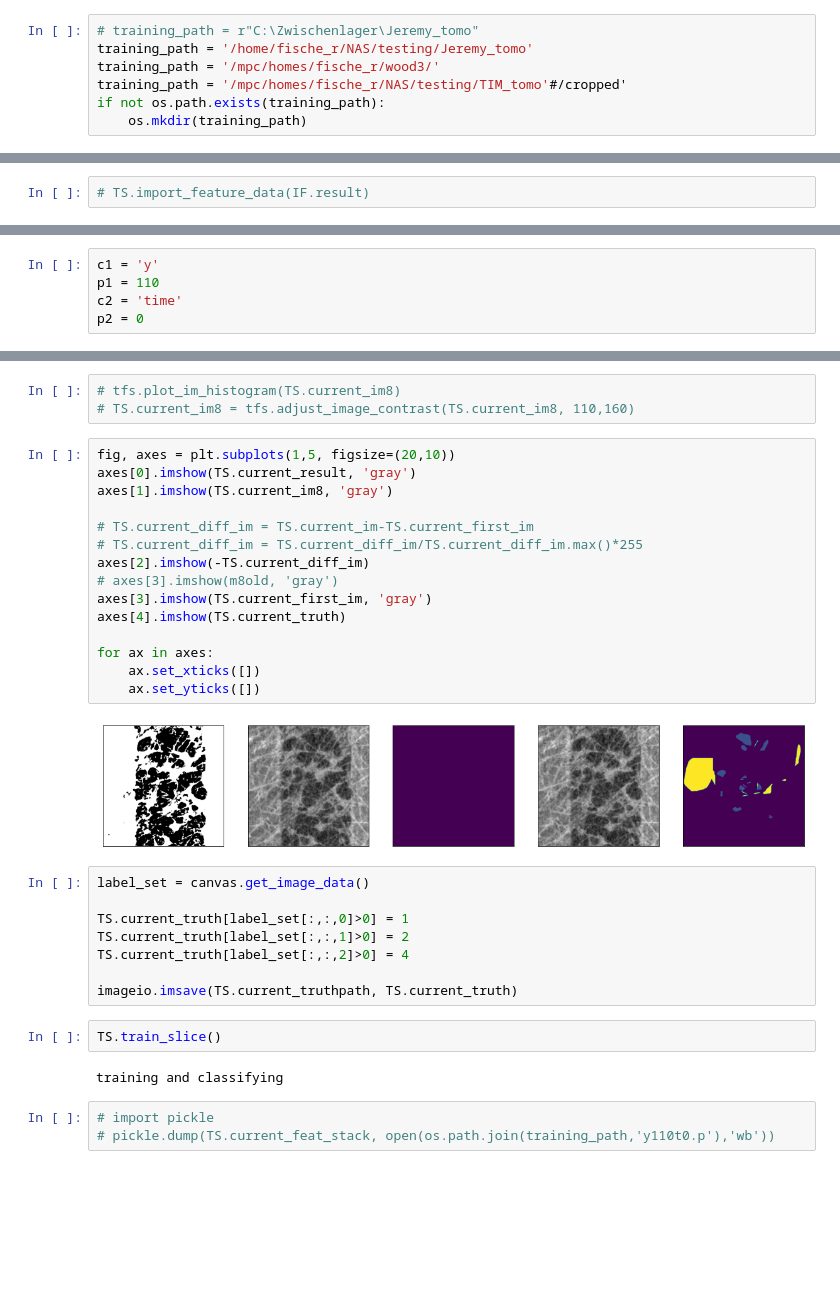
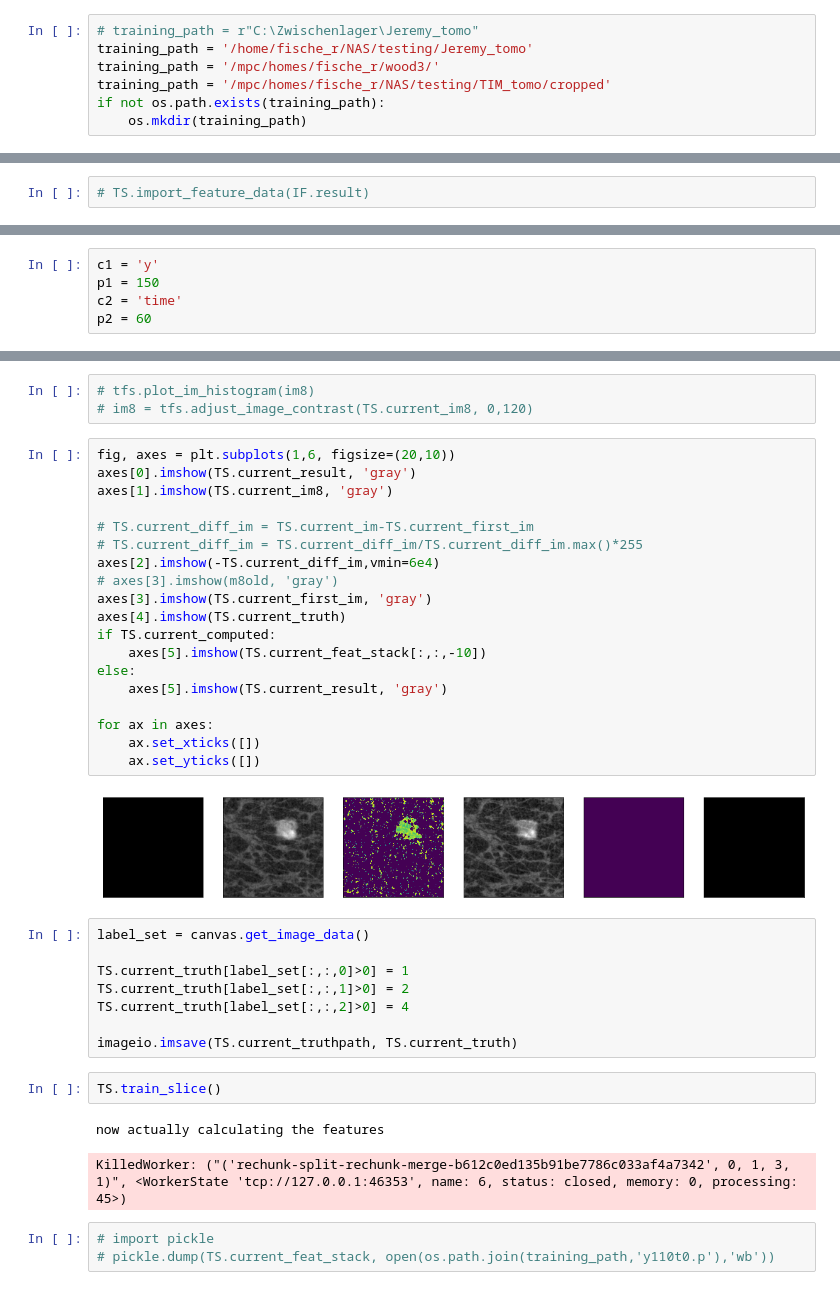
Before and after one commit to Pescatore23/pytrainseg, a Jupyter notebook: test_dask_framework_all_lazy.ipynb, the cells around one changed output, grey strips where cells are left out. Drawn from its saved outputs; the diff is of its cells as text; blank space fills up the shorter version.

```diff
--- a/test_dask_framework_all_lazy.ipynb
+++ b/test_dask_framework_all_lazy.ipynb
@@ -141,7 +132,7 @@ IF.make_xarray_nc()
 # training_path = r"C:\Zwischenlager\Jeremy_tomo"
 training_path = '/home/fische_r/NAS/testing/Jeremy_tomo'
 training_path = '/mpc/homes/fische_r/wood3/'
-training_path = '/mpc/homes/fische_r/NAS/testing/TIM_tomo'#/cropped'
+training_path = '/mpc/homes/fische_r/NAS/testing/TIM_tomo/cropped'
 if not os.path.exists(training_path):
     os.mkdir(training_path)
 # %%
@@ -176,8 +178,8 @@ You could try  z = 1026  and  y = 12
 However, please sort it like the original xyztime
 # %%
 c1 = 'y'
-p1 = 110
+p1 = 150
 c2 = 'time'
-p2 = 0
+p2 = 60
 # %%
 TS.load_training_set(c1, p1, c2, p2)
@@ -217,25 +221,29 @@ HBox((Mcanvas, picker, slidealpha))
 # %% [output]
 HBox(children=(MultiCanvas(width=500), ColorPicker(value='#ff0000', description='Color:'), IntSlider(value=0, …
 # %%
-# tfs.plot_im_histogram(TS.current_im8)
-# TS.current_im8 = tfs.adjust_image_contrast(TS.current_im8, 110,160)
+# tfs.plot_im_histogram(im8)
+# im8 = tfs.adjust_image_contrast(TS.current_im8, 0,120)
 # %%
-fig, axes = plt.subplots(1,5, figsize=(20,10))
+fig, axes = plt.subplots(1,6, figsize=(20,10))
 axes[0].imshow(TS.current_result, 'gray')
 axes[1].imshow(TS.current_im8, 'gray')
 
 # TS.current_diff_im = TS.current_im-TS.current_first_im
 # TS.current_diff_im = TS.current_diff_im/TS.current_diff_im.max()*255
-axes[2].imshow(-TS.current_diff_im)
+axes[2].imshow(-TS.current_diff_im,vmin=6e4)
 # axes[3].imshow(m8old, 'gray')
 axes[3].imshow(TS.current_first_im, 'gray')
 axes[4].imshow(TS.current_truth)
+if TS.current_computed:
+    axes[5].imshow(TS.current_feat_stack[:,:,-10])
+else:
+    axes[5].imshow(TS.current_result, 'gray')
 
 for ax in axes:
     ax.set_xticks([])
     ax.set_yticks([])
 # %% [output]
-[figure, old version]
+[figure, new version]
 # %%
 label_set = canvas.get_image_data()
 
@@ -247,7 +255,8 @@ imageio.imsave(TS.current_truthpath, TS.current_truth)
 # %%
 TS.train_slice()
 # %% [output]
-training and classifying
+now actually calculating the features
+KilledWorker: ("('rechunk-split-rechunk-merge-b612c0ed135b91be7786c033af4a7342', 0, 1, 3, 1)", <WorkerState 'tcp://127.0.0.1:46353', name: 6, status: closed, memory: 0, processing: 45>)
 # %%
 # import pickle
 # pickle.dump(TS.current_feat_stack, open(os.path.join(training_path,'y110t0.p'),'wb'))
```
Also changed, not shown: parts of 47 cells of this notebook, 2 other files.
